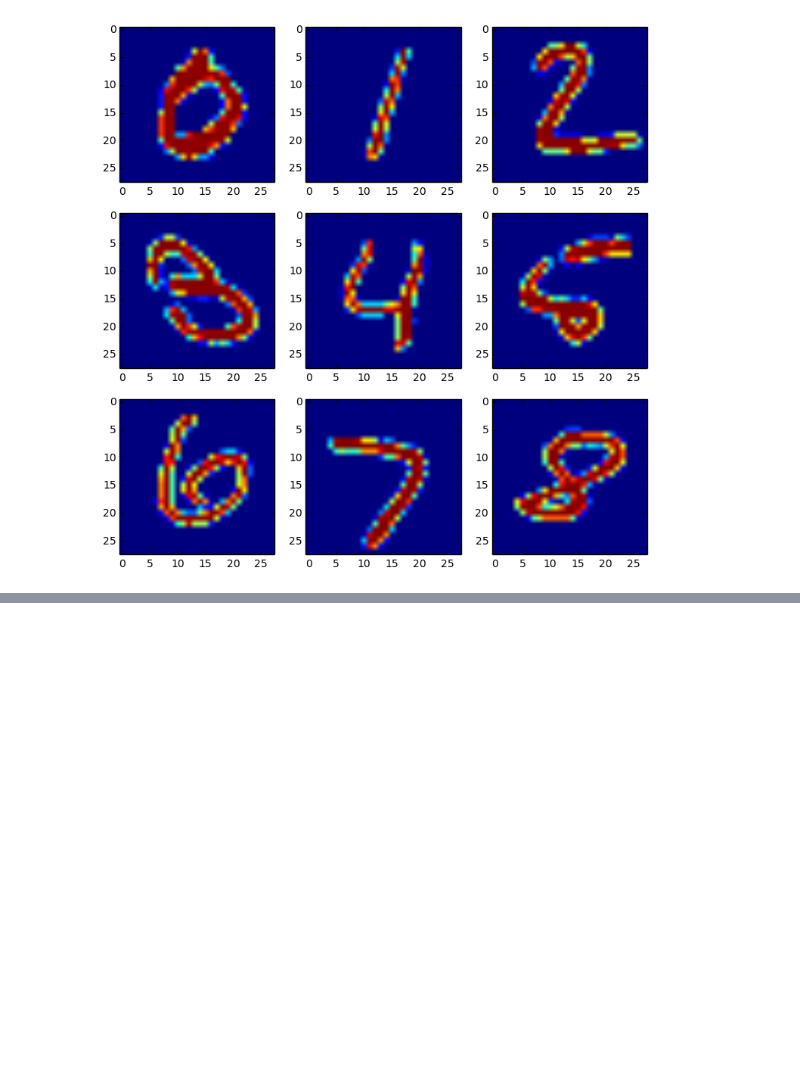
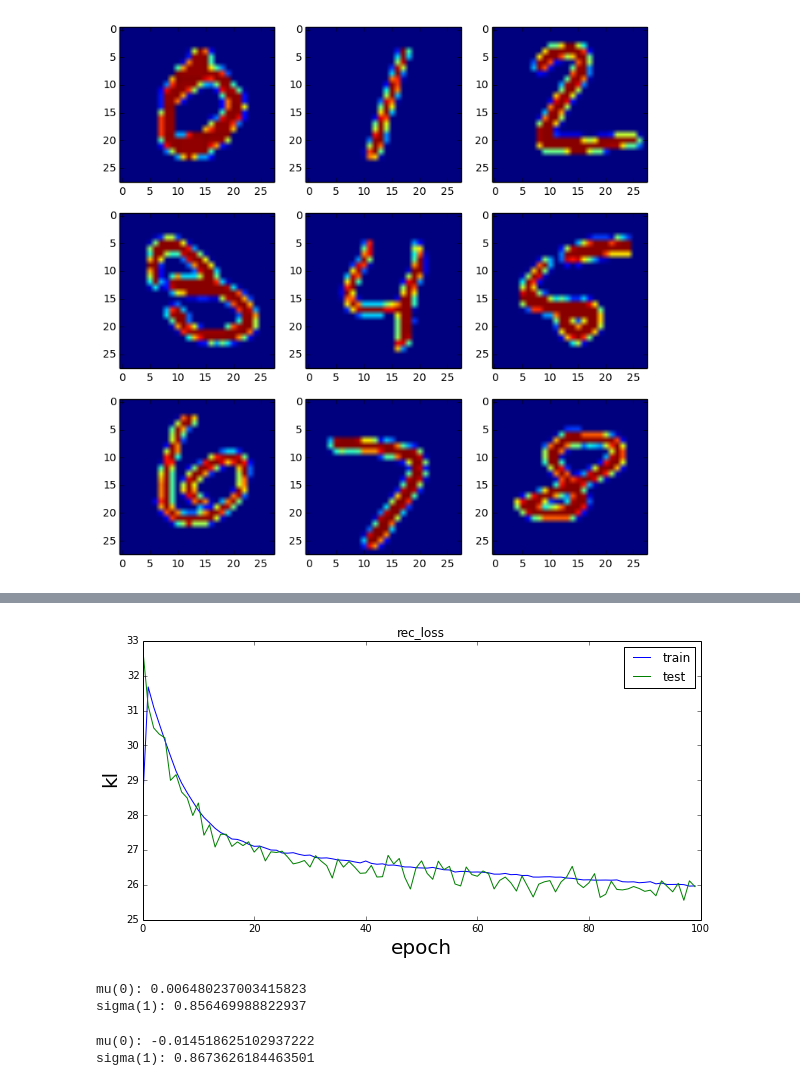
Before and after one commit to seiya-kumada/vae, a Jupyter notebook: draw_results.ipynb, the cells around one changed output, grey strips where cells are left out. Drawn from its saved outputs; the diff is of its cells as text; code cells hidden in the pictures; blank space fills up the shorter version.

```diff
--- a/draw_results.ipynb
+++ b/draw_results.ipynb
@@ -73,0 +104,13 @@ save_images(x.data, os.path.join(out_dir_path, 'sampled'))
+# %%
+plt.figure(figsize=(10, 5))
+plt.title('rec_loss')
+plt.xlabel('epoch', fontsize=20)
+plt.ylabel('kl', fontsize=20)
+plt.xlim(0, 100)
+# plt.ylim(8, 22)
+plt.plot(main_kl, label='train')
+plt.plot(validation_main_kl, label='test')
+plt.legend(loc='best')
+plt.show()
+# %% [output]
+[figure, added]
@@ -73,0 +127,14 @@ save_images(x.data, os.path.join(out_dir_path, 'sampled'))
+# %%
+mu, sigma = decode(train)
+print('mu(0): {}'.format(mu))
+print('sigma(1): {}'.format(sigma))
+# %% [output]
+mu(0): 0.006480237003415823
+sigma(1): 0.856469988822937
+# %%
+mu, sigma = decode(test)
+print('mu(0): {}'.format(mu))
+print('sigma(1): {}'.format(sigma))
+# %% [output]
+mu(0): -0.014518625102937222
+sigma(1): 0.8673626184463501
```
Also changed, not shown: parts of 10 cells of this notebook, 3 other files.
